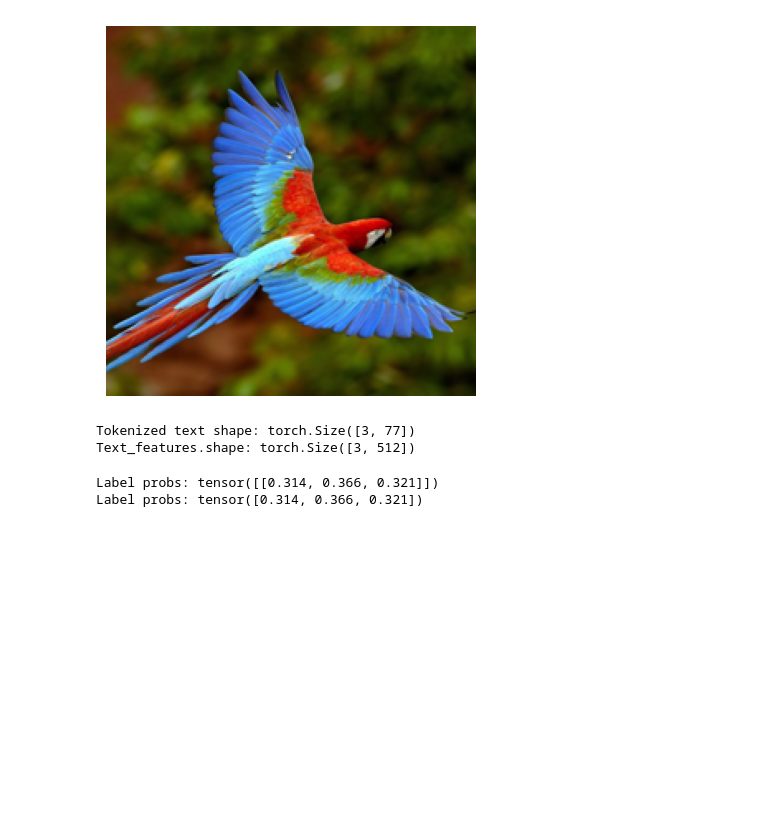
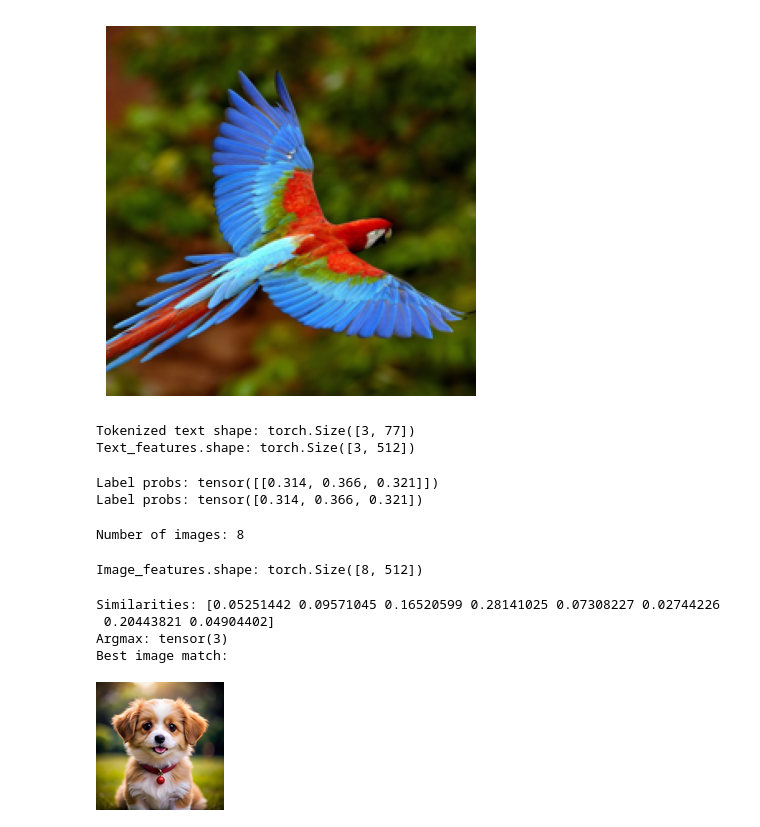
Before and after one commit to FlyingMatrix/clip, a Jupyter notebook: clip.ipynb, the cells around one changed output. Saved outputs shown, nothing was run; the diff lists cells and outputs as text; code cells hidden in the pictures; blank space fills up the shorter version.

```diff
--- a/clip.ipynb
+++ b/clip.ipynb
@@ -96,3 +96,43 @@ print("Label probs:", torch.nn.functional.cosine_similarity(image_features, text
 # %% [output]
 Label probs: tensor([[0.314, 0.366, 0.321]])
 Label probs: tensor([0.314, 0.366, 0.321])
+# %%
+# Image search
+import glob
+image_files = glob.glob('images/*.png') + glob.glob('images/*.jpg')
+print("Number of images:", len(image_files))
+# %% [output]
+Number of images: 8
+# %%
+# Create image features
+def load_image_pil(fn):
+    return Image.open(fn)
+
+image_features = []
+for fn in image_files:
+    im = load_image_pil(fn)
+    image_features.append(model.encode_image(preprocess(im).unsqueeze(0)))
+
+image_features = torch.cat(image_features)
+print('Image_features.shape:', image_features.shape)
+# %% [output]
+Image_features.shape: torch.Size([8, 512])
+# %%
+# Embedding a query text and finding the image with the highest similarity
+text = open_clip.tokenize(["a puppy"])
+
+with torch.no_grad(), torch.amp.autocast("cuda"):
+    text_features = model.encode_text(text)
+
+similarities = torch.nn.functional.cosine_similarity(text_features, image_features)
+
+print('Similarities:', similarities.detach().numpy())
+print('Argmax:', similarities.argmax())
+print('Best image match:')
+load_image_pil(image_files[similarities.argmax()]).resize((128, 128))
+# %% [output]
+Similarities: [0.05251442 0.09571045 0.16520599 0.28141025 0.07308227 0.02744226
+ 0.20443821 0.04904402]
+Argmax: tensor(3)
+Best image match:
+[figure, added]
```
Also changed, not shown: parts of 2 cells of this notebook.
